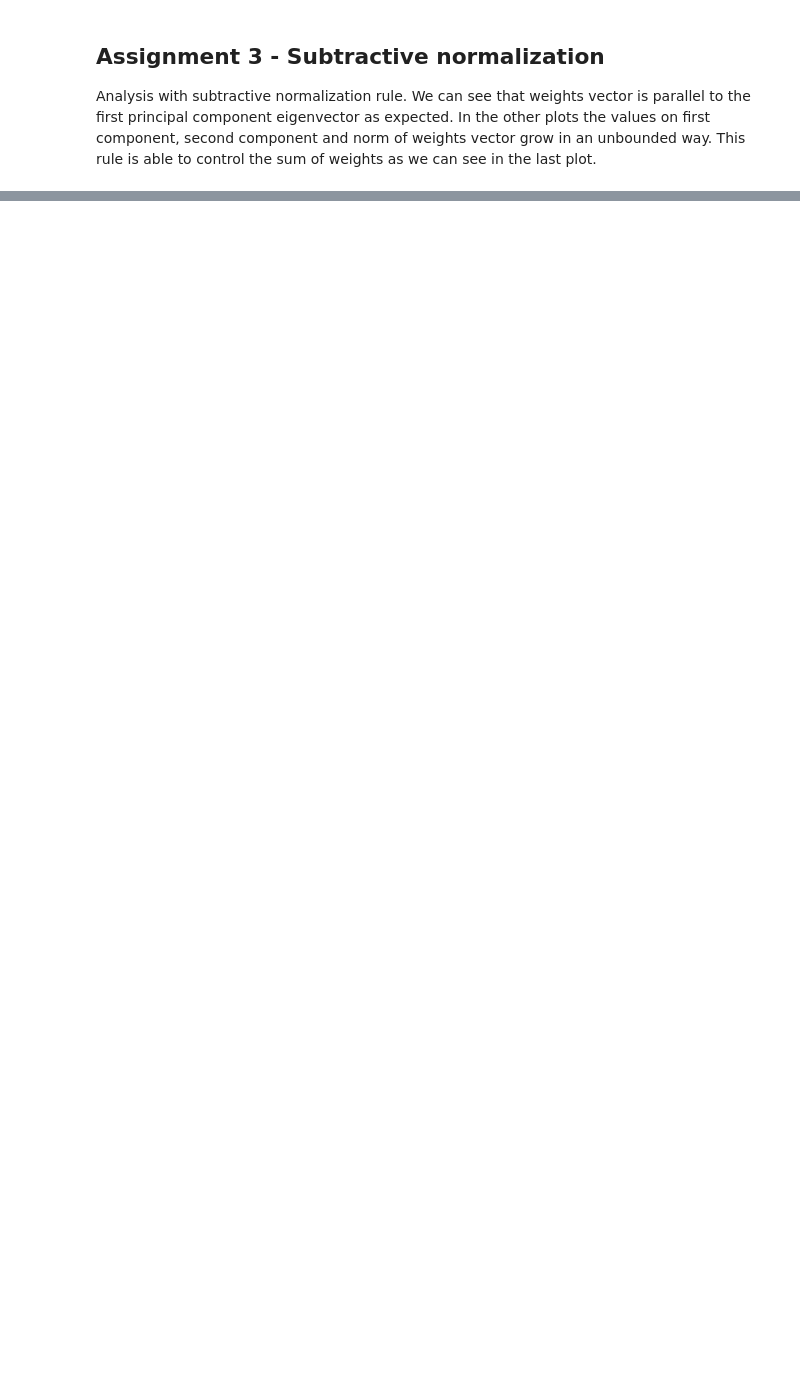
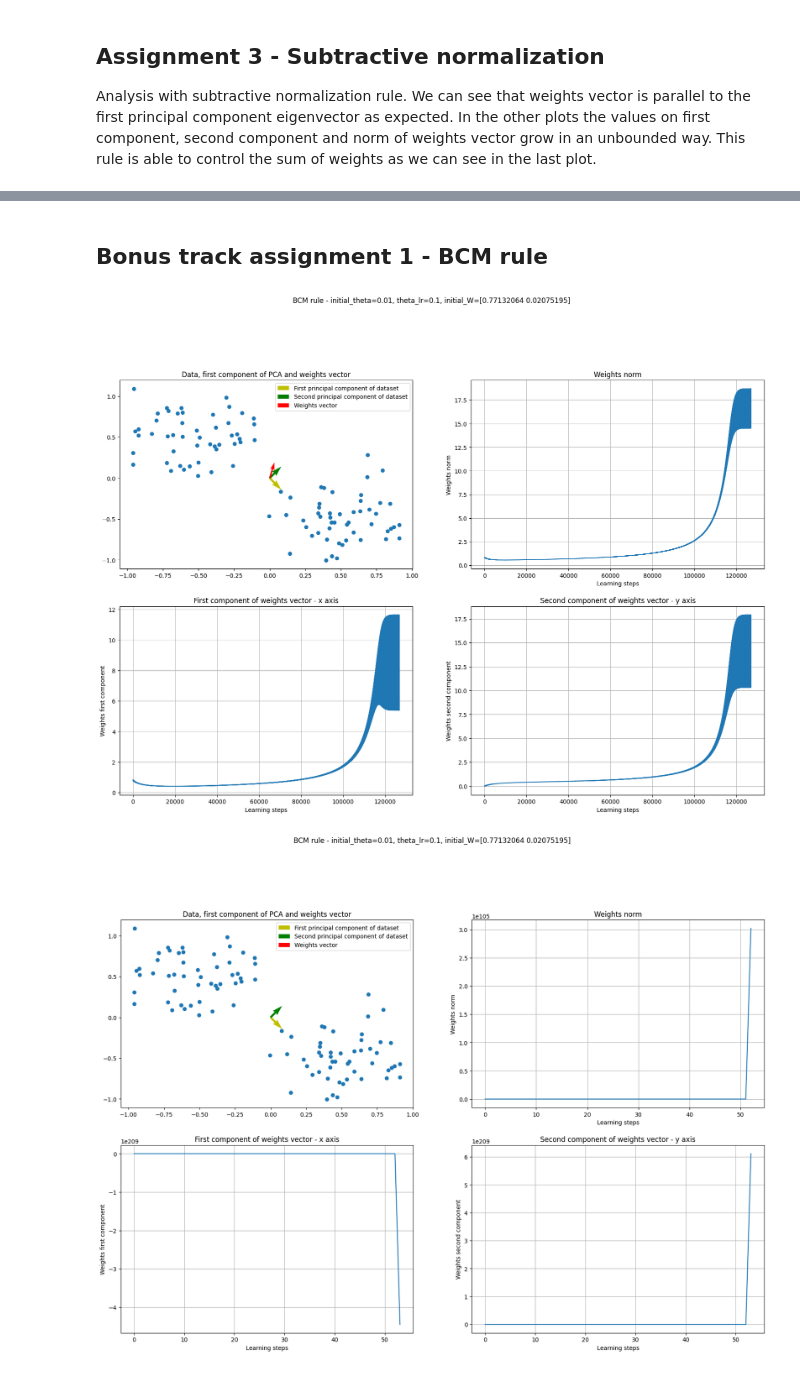
Before and after one commit to GeremiaPompei/cns_lab, a Jupyter notebook: LAB2_1/hebbian_learning.ipynb, the cells around one changed output, grey strips where cells are left out. Cells and saved outputs as stored; diff of their text form; code cells hidden in the pictures; blank space fills up the shorter version.

```diff
--- a/LAB2_1/hebbian_learning.ipynb
+++ b/LAB2_1/hebbian_learning.ipynb
@@ -199 +209,30 @@ plt.show()
 [figure]
+# %% [markdown]
+## Bonus track assignment 1 - BCM rule
+# %%
+class BCMRule:
+
+    def __init__(self, initial_theta: float = 0.01, theta_lr: float = 0.1, stable=True):
+        self.theta = initial_theta
+        self.theta_lr = theta_lr
+        self.stable = stable
+
+    def __call__(self, v, u, w):
+        if self.stable:
+            self.theta = self.theta + self.theta_lr * (v ** 2 - self.theta)
+        return v * u * (v - self.theta)
+
+
+def simulate_bcm_rule(configs: list[tuple[BCMRule, np.array, int]]):
+    for bcm_rule, initial_W, epochs, lr in configs:
+        title = f'BCM rule - initial_theta={bcm_rule.theta}, theta_lr={bcm_rule.theta_lr}, initial_W={initial_W}'
+        weights_over_time = train(data, initial_W, learning_rule=bcm_rule, filename=title, epochs=epochs, lr=lr)
+        plot_analysis(weights_over_time, title=title)
+# %%
+simulate_bcm_rule([
+    (BCMRule(initial_theta=0.01, stable=False), W, 10000, 0.01),
+    (BCMRule(initial_theta=0.01, stable=False), W, 1000, 0.1),
+])
+# %% [output]
+[figure, added]
+[figure, added]
```
Also changed, not shown: parts of 17 cells of this notebook, 8 other files.
